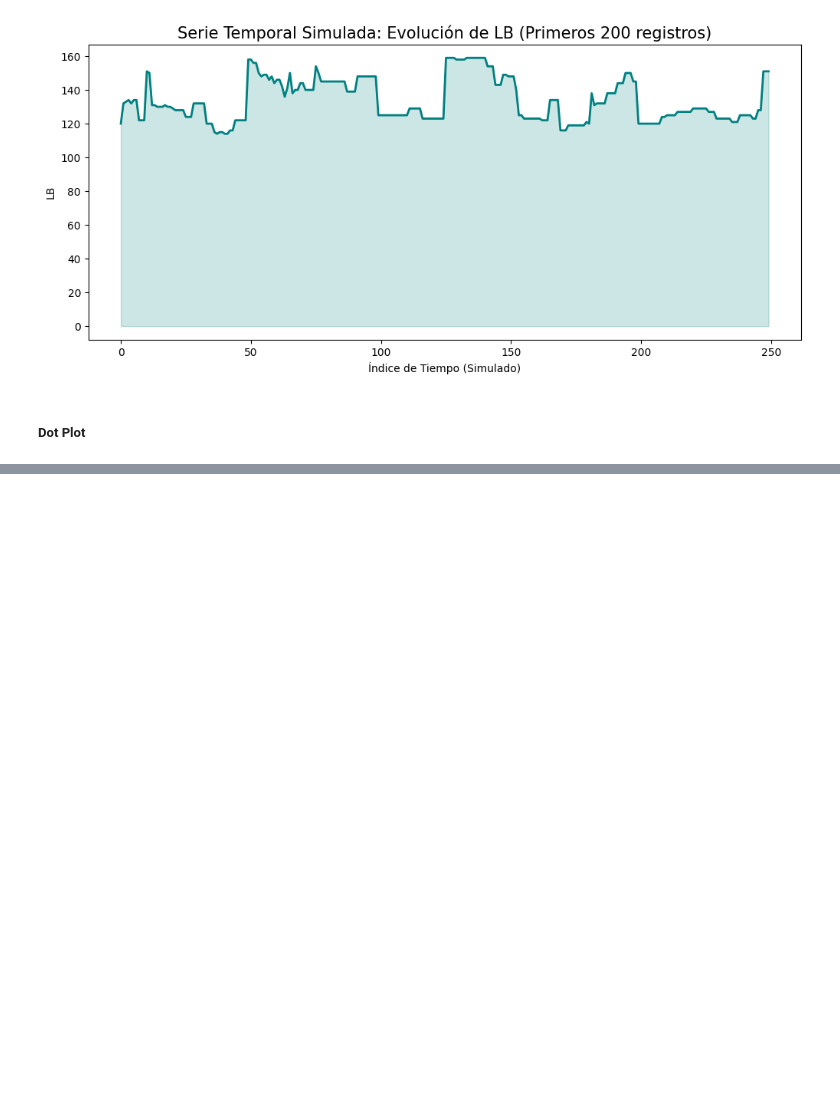
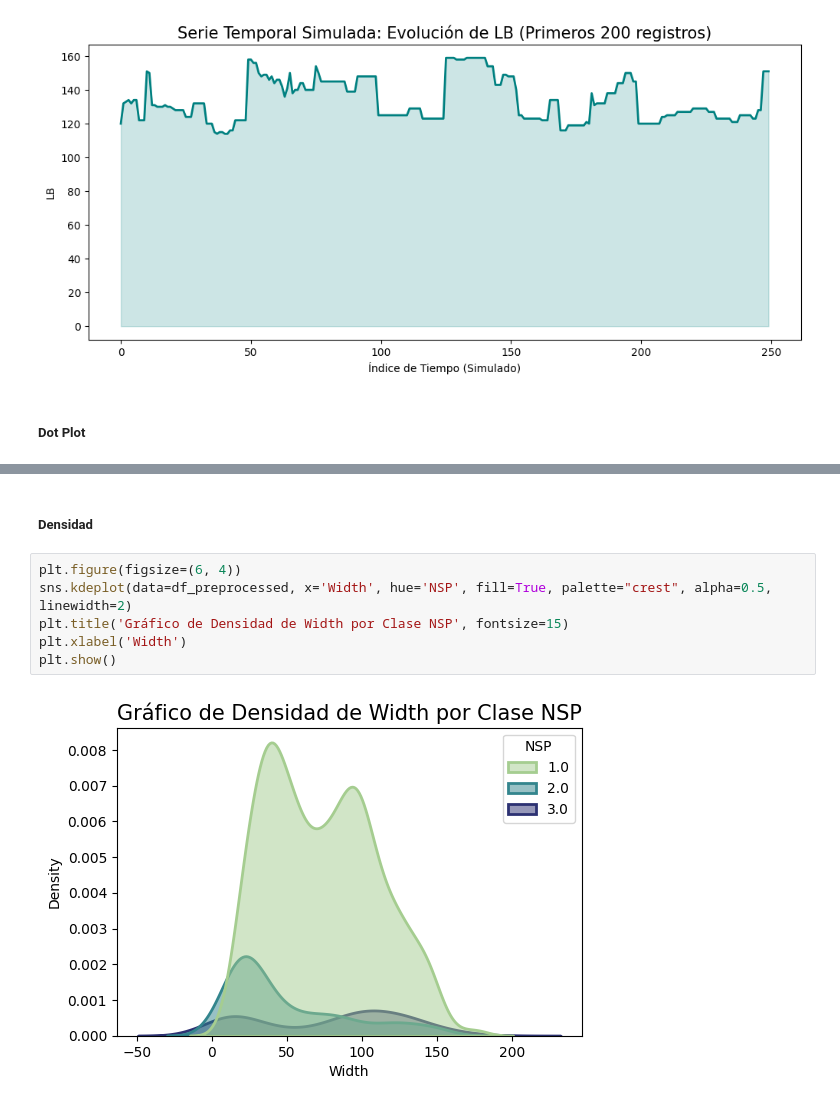
Before and after one commit to LeLHuron/Practica3_AE_Lib, a Jupyter notebook: practica3.ipynb, the cells around one changed output, grey strips where cells are left out. Saved outputs shown, nothing was run; the diff lists cells and outputs as text; blank space fills up the shorter version.

```diff
--- a/practica3.ipynb
+++ b/practica3.ipynb
@@ -249,0 +250,10 @@ Passing `palette` without assigning `hue` is deprecated and will be removed in v
+# %% [markdown]
+##### Densidad
+# %%
+plt.figure(figsize=(6, 4))
+sns.kdeplot(data=df_preprocessed, x='Width', hue='NSP', fill=True, palette="crest", alpha=0.5, linewidth=2)
+plt.title('Gráfico de Densidad de Width por Clase NSP', fontsize=15)
+plt.xlabel('Width')
+plt.show()
+# %% [output]
+[figure, added]
```
Also changed, not shown: parts of 5 cells of this notebook, 6 other files.
